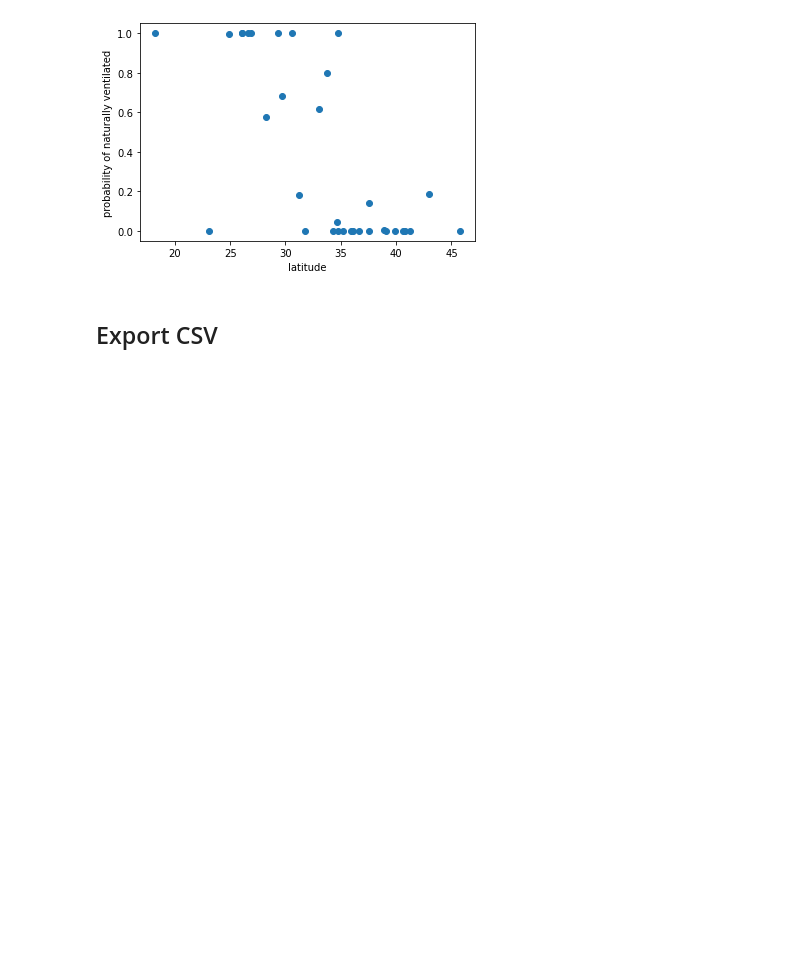
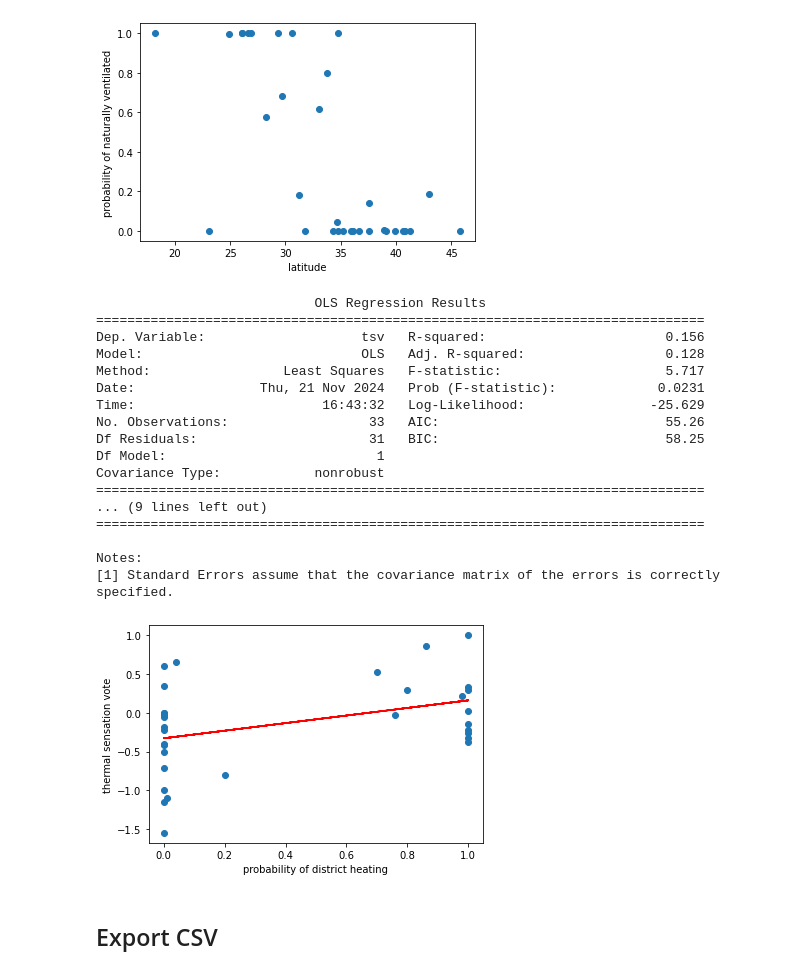
Before and after one commit to ruijis/RD_comfort, a Jupyter notebook: Data_wrangling.ipynb, the cells around one changed output. Drawn from its saved outputs; the diff is of its cells as text; code cells hidden in the pictures; blank space fills up the shorter version.

```diff
--- a/Data_wrangling.ipynb
+++ b/Data_wrangling.ipynb
@@ -307,6 +307,37 @@ plt.ylabel('probability of naturally ventilated')
 # %% [output]
 Text(0, 0.5, 'probability of naturally ventilated')
 [figure]
+# %%
+# plot thermal sensation vote against p_dh
+plt.scatter(df_city['p_dh'], df_city['tsv'])
+plt.xlabel('probability of district heating')
+plt.ylabel('thermal sensation vote')
+# conducte the regression analysis and plot the regression line
+lm_result = smf.ols(formula='tsv ~ p_dh', data=df_city).fit()
+slope = lm_result.params['p_dh']
+intercept = lm_result.params['Intercept']
+plt.plot(df_city['p_dh'], slope*df_city['p_dh']+intercept, color='red')
+# print the regression result
+print(lm_result.summary())
+# %% [output]
+                            OLS Regression Results
+==============================================================================
+Dep. Variable:                    tsv   R-squared:                       0.156
+Model:                            OLS   Adj. R-squared:                  0.128
+Method:                 Least Squares   F-statistic:                     5.717
+Date:                Thu, 21 Nov 2024   Prob (F-statistic):             0.0231
+Time:                        16:43:32   Log-Likelihood:                -25.629
+No. Observations:                  33   AIC:                             55.26
+Df Residuals:                      31   BIC:                             58.25
+Df Model:                           1
+Covariance Type:            nonrobust
+==============================================================================
+... (9 lines left out)
+==============================================================================
+
+Notes:
+[1] Standard Errors assume that the covariance matrix of the errors is correctly specified.
+[figure, added]
 # %% [markdown]
 ## Export CSV
 # %%
```
Also changed, not shown: 1 other file.
